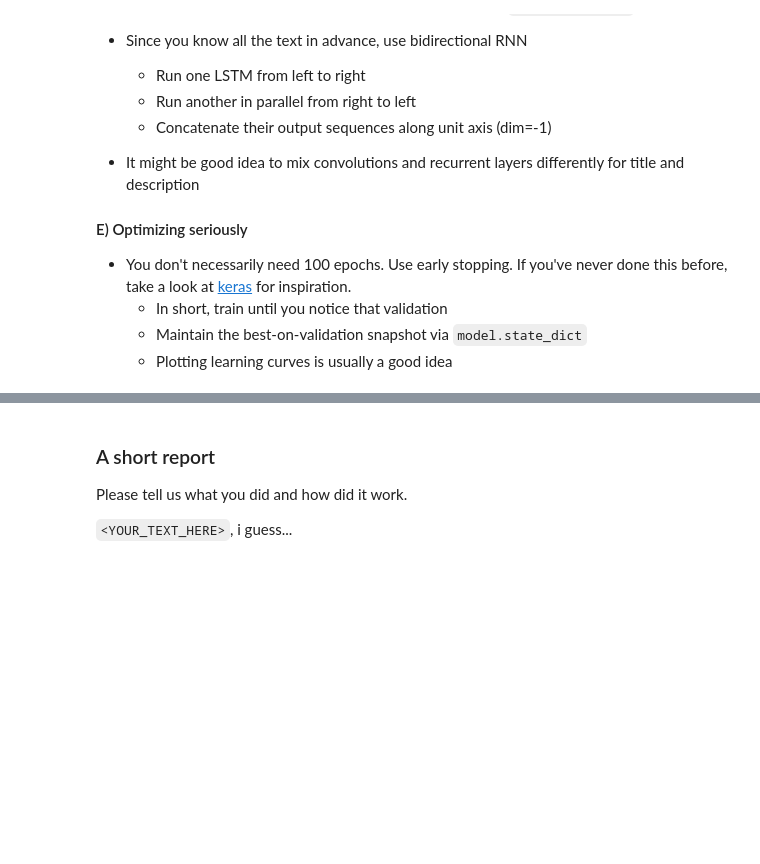
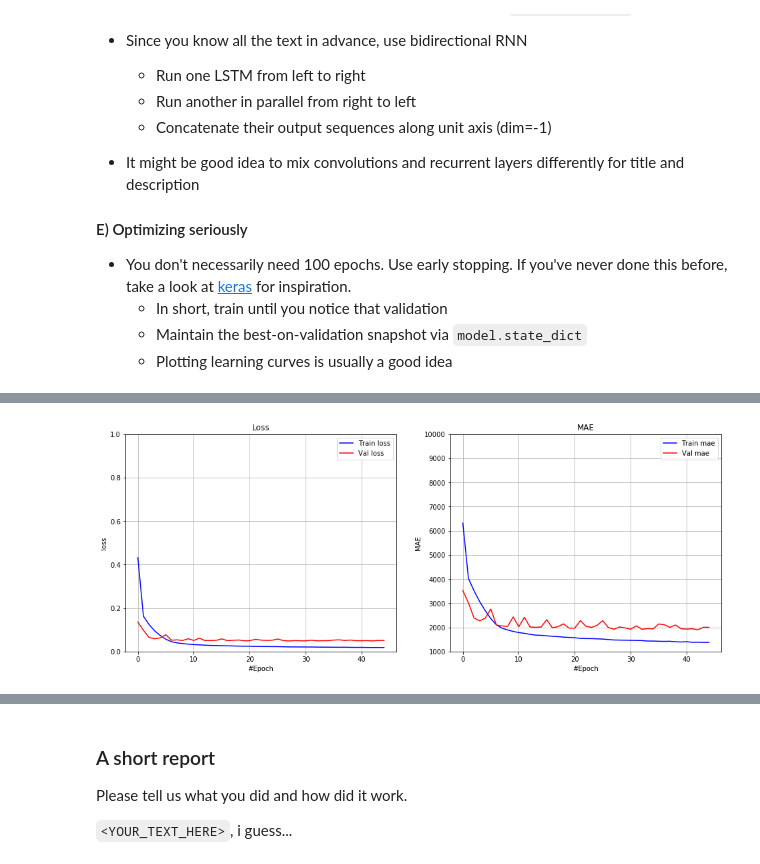
Before and after one commit to sampleskli18/Practical_DL, a Jupyter notebook: homework04/part1_salary_prediction.ipynb, the cells around one changed output, grey strips where cells are left out. Drawn from its saved outputs; the diff is of its cells as text; code cells hidden in the pictures; blank space fills up the shorter version.

```diff
--- a/homework04/part1_salary_prediction.ipynb
+++ b/homework04/part1_salary_prediction.ipynb
@@ -824,0 +819,25 @@ We've already learned that recurrent networks can do cool stuff in sequence mode
+# %%
+f, (ax1, ax2) = plt.subplots(1, 2, figsize=(16,6))
+ax1.set_title("Loss")
+ax1.set_xlabel("#Epoch")
+ax1.set_ylabel("loss")
+ax1.plot(train_loss_history, 'b', label='Train loss')
+ax1.plot(val_loss_history, 'r', label='Val loss')
+#ax1.plot(ewma(np.array(train_loss), span=10),'r',label='ewm val loss')
+ax1.legend(loc='best')
+ax1.grid()
+ax1.set_ylim(0, 1)
+
+ax2.set_title("MAE")
+ax2.set_xlabel("#Epoch")
+ax2.set_ylabel("MAE")
+ax2.plot(train_mae_history, 'b', label='Train mae')
+ax2.plot(val_mae_history, 'r', label='Val mae')
+#ax2.plot(ewma(np.array(val_loss), span=10),'r',label='ewm val acc')
+ax2.legend(loc='best')
+ax2.grid()
+ax2.set_ylim(1000, 10000)
+
+plt.show()
+# %% [output]
+[figure, added]
```
Also changed, not shown: parts of 29 cells of this notebook, 1 other file.
